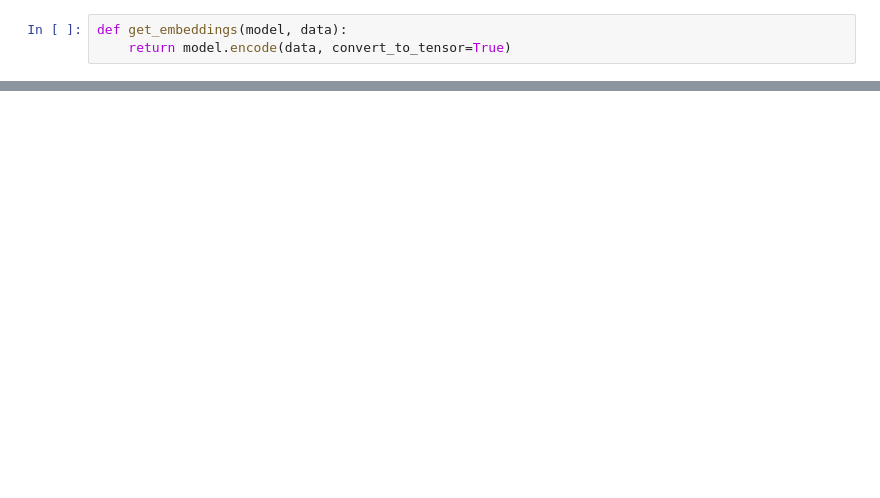
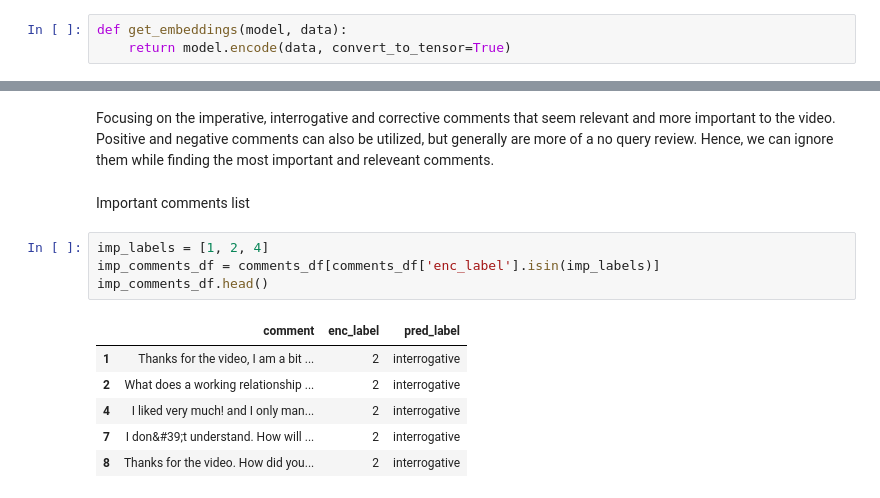
Before and after one commit to abhishekanand1710/irrelevant-youtube, a Jupyter notebook: Classify-and-Rank-Relevancy-for-Yotube-Comments.ipynb, the cells around one changed output, grey strips where cells are left out. Saved outputs shown, nothing was run; the diff lists cells and outputs as text; blank space fills up the shorter version.

```diff
--- a/Classify-and-Rank-Relevancy-for-Yotube-Comments.ipynb
+++ b/Classify-and-Rank-Relevancy-for-Yotube-Comments.ipynb
@@ -379,0 +418,15 @@ def get_embeddings(model, data):
+# %% [markdown]
+Focusing on the imperative, interrogative and corrective comments that seem relevant and more important to the video. Positive and negative comments can also be utilized, but generally are more of a no query review. Hence, we can ignore them while finding the most important and releveant comments.
+# %% [markdown]
+Important comments list
+# %%
+imp_labels = [1, 2, 4]
+imp_comments_df = comments_df[comments_df['enc_label'].isin(imp_labels)]
+imp_comments_df.head()
+# %% [output]
+|  | comment | enc_label | pred_label |
+| 1 | Thanks for the video, I am a bit ... | 2 | interrogative |
+| 2 | What does a working relationship ... | 2 | interrogative |
+| 4 | I liked very much! and I only man... | 2 | interrogative |
+| 7 | I don&#39;t understand. How will ... | 2 | interrogative |
+| 8 | Thanks for the video. How did you... | 2 | interrogative |
```
Also changed, not shown: parts of 50 cells of this notebook.
